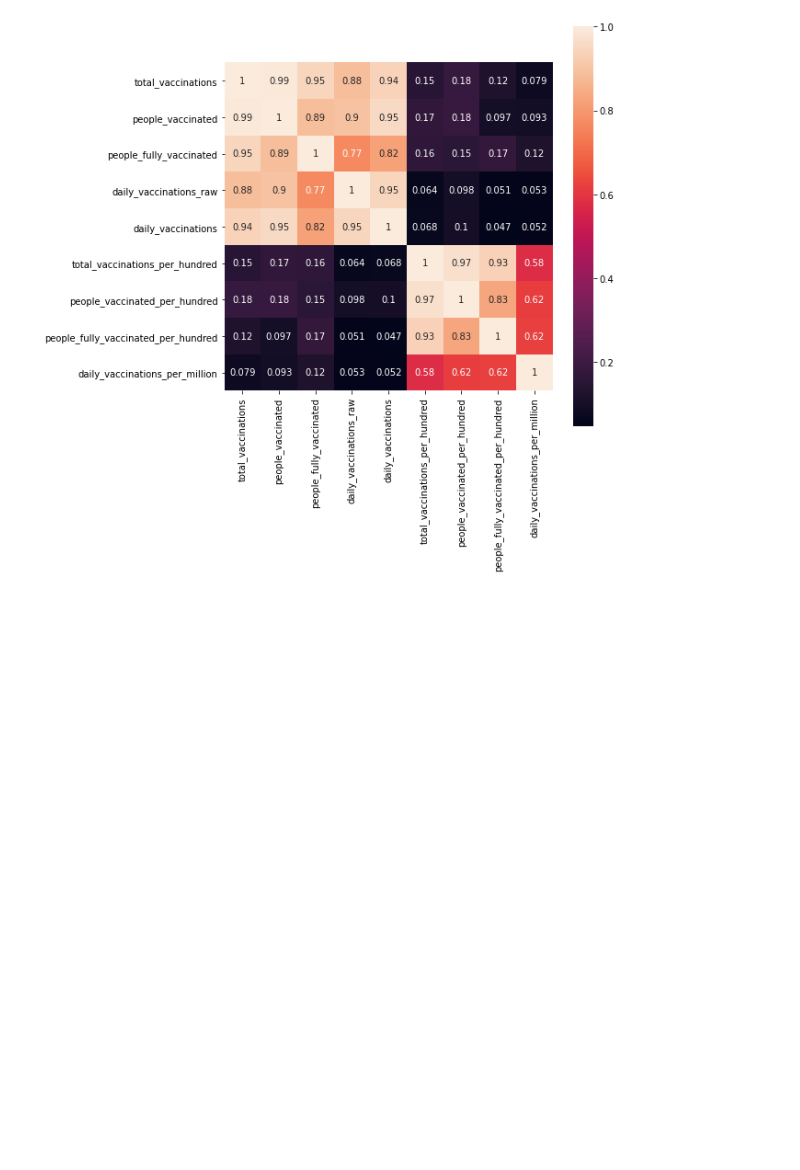
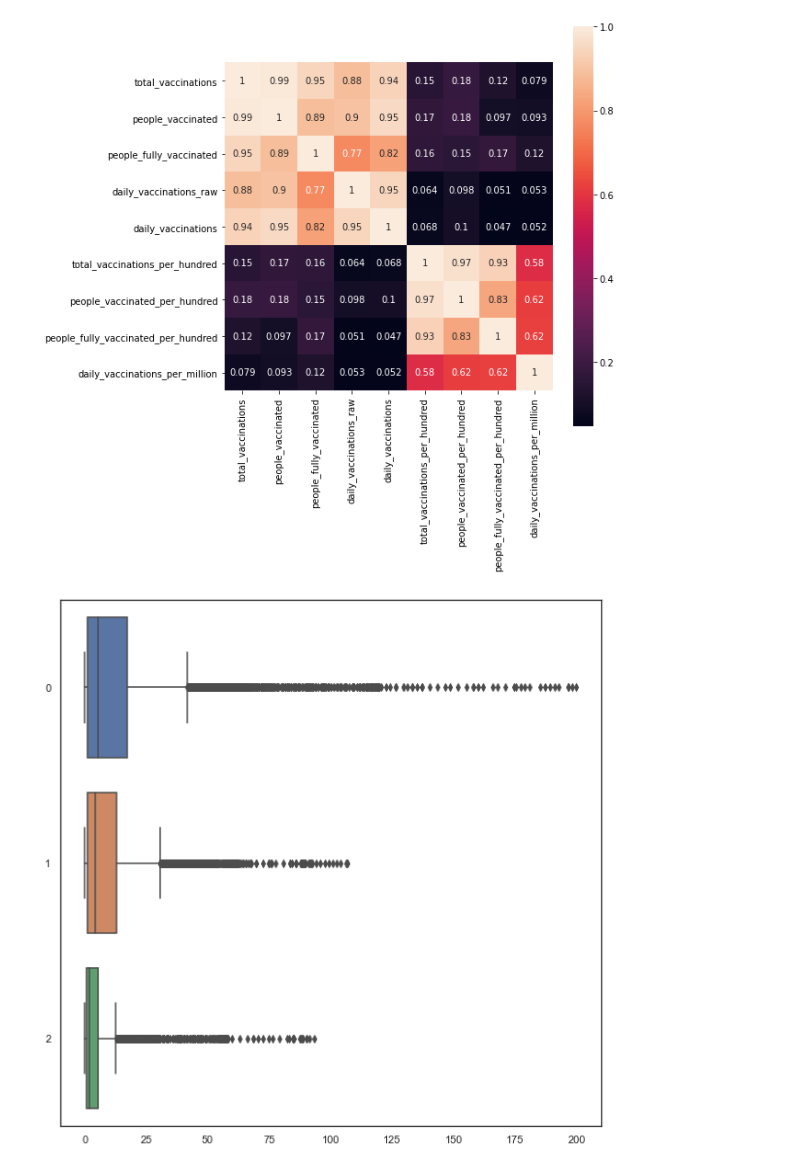
Before and after one commit to GeoMarek/PG_DataMining, a Jupyter notebook: ExploratoryDataAnalysis.ipynb, the cells around one changed output. Drawn from its saved outputs; the diff is of its cells as text; code cells hidden in the pictures; blank space fills up the shorter version.

Commit message:
Add box plot

```diff
--- a/ExploratoryDataAnalysis.ipynb
+++ b/ExploratoryDataAnalysis.ipynb
@@ -11,7 +11,7 @@ import datetime
 from tqdm import tqdm
 import os
 # %%
-data = pd.read_csv(os.path.join(
+vaccinations = pd.read_csv(os.path.join(
     os.getcwd(),
     "data",
     "country_vaccinations.csv"))
@@ -45,3 +45,17 @@ sns.heatmap(data.corr(), annot=True, square=True)
 plt.show()
 # %% [output]
 [figure]
+# %%
+sns.set(rc={'figure.figsize':(10,10)})
+sns.set_style("white")
+ax = sns.boxplot(
+    data=
+    (vaccinations.total_vaccinations_per_hundred,
+    vaccinations.people_vaccinated_per_hundred,
+    vaccinations.people_fully_vaccinated_per_hundred,
+    #vaccinations.daily_vaccinations_per_million
+    ),
+    orient='h'
+)
+# %% [output]
+[figure, added]
```
Also changed, not shown: parts of 3 cells of this notebook.
